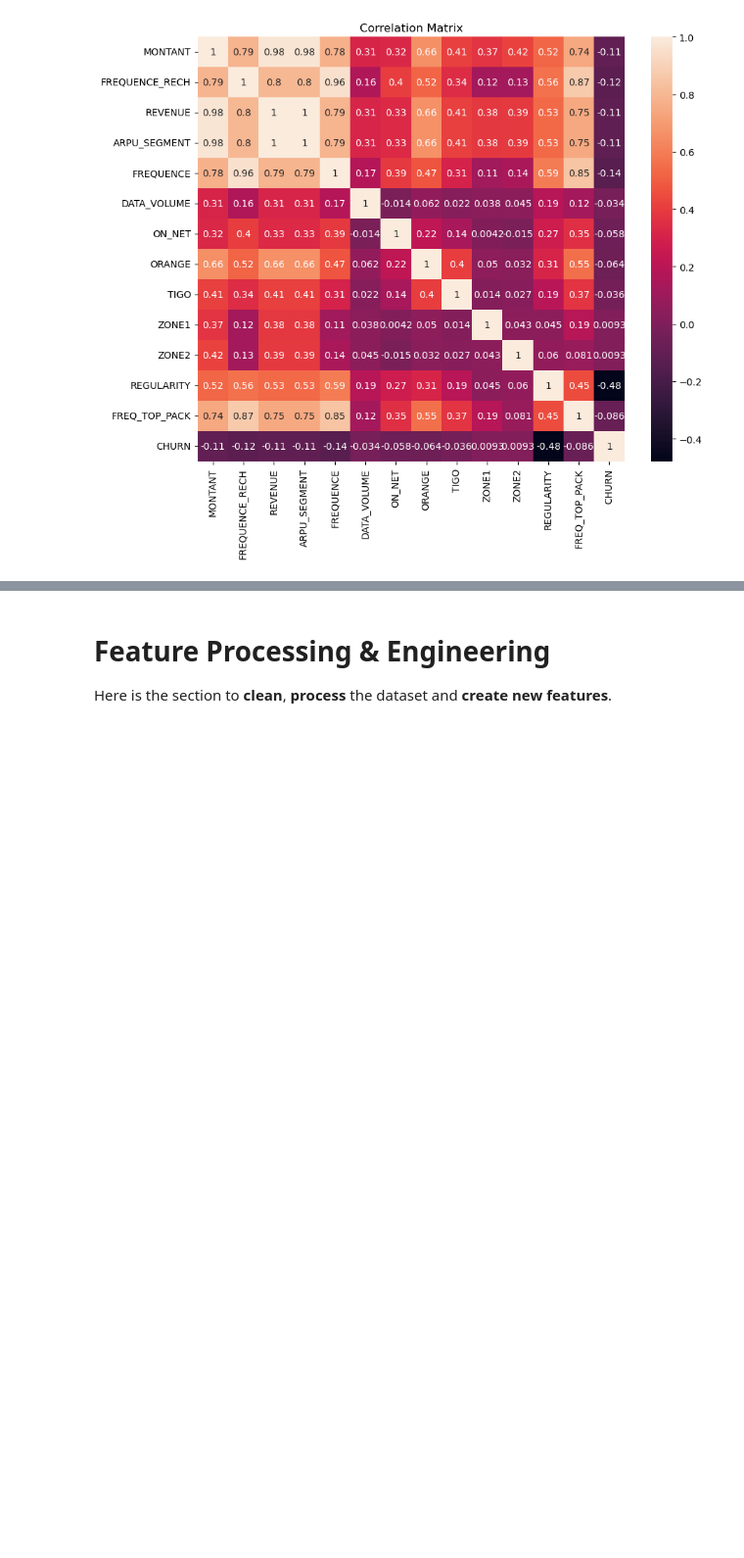
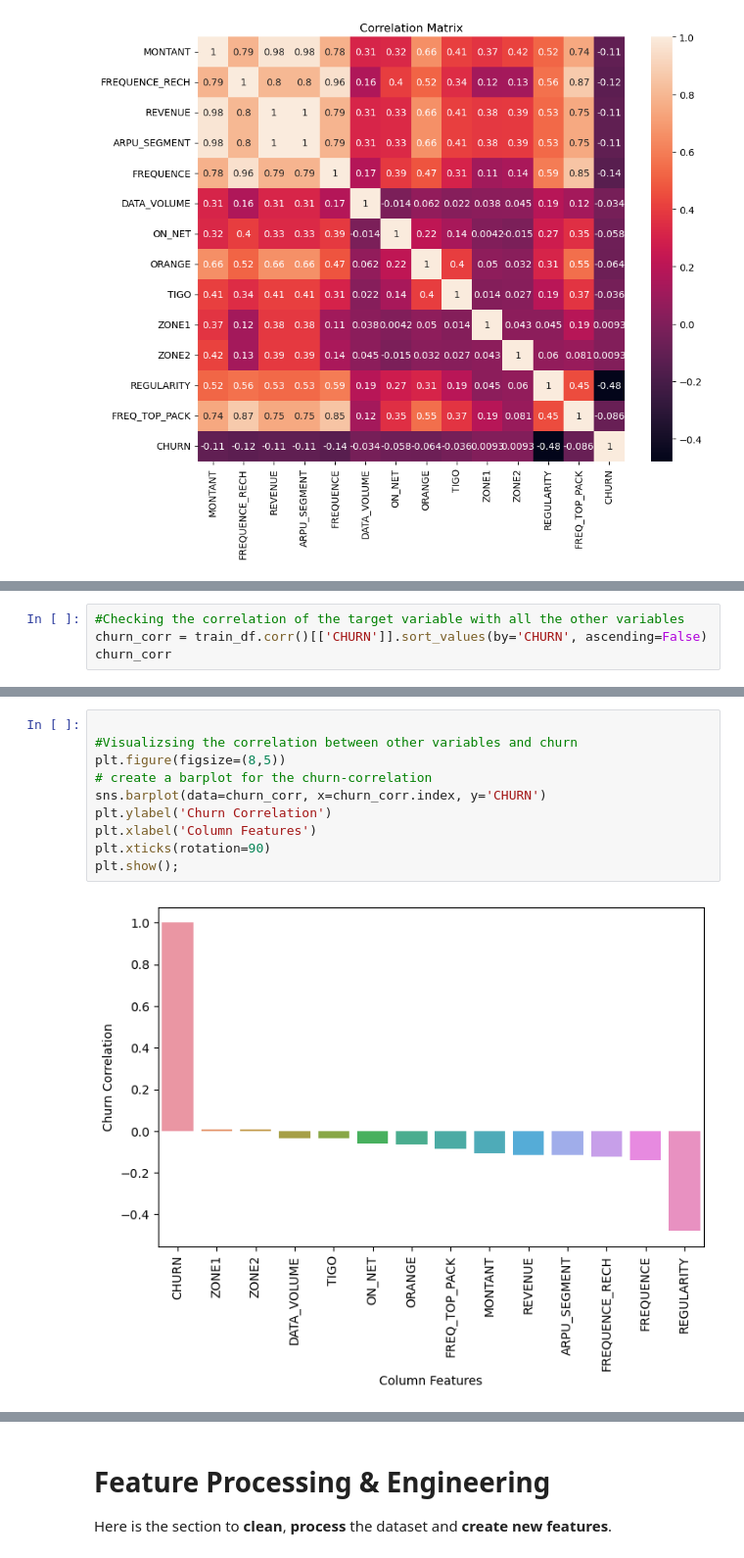
Before and after one commit to codedzifa/CAPSTONE, a Jupyter notebook: Capstone Customer Churn.ipynb, the cells around one changed output, grey strips where cells are left out. Shown at 98% size. Cells and saved outputs as stored; diff of their text form; blank space fills up the shorter version.

```diff
--- a/Capstone Customer Churn.ipynb
+++ b/Capstone Customer Churn.ipynb
@@ -485,0 +481,4 @@ plt.show()
+# %%
+#Checking the correlation of the target variable with all the other variables
+churn_corr = train_df.corr()[['CHURN']].sort_values(by='CHURN', ascending=False)
+churn_corr
@@ -485,0 +501,12 @@ plt.show()
+# %%
+
+#Visualizsing the correlation between other variables and churn
+plt.figure(figsize=(8,5))
+# create a barplot for the churn-correlation
+sns.barplot(data=churn_corr, x=churn_corr.index, y='CHURN')
+plt.ylabel('Churn Correlation')
+plt.xlabel('Column Features')
+plt.xticks(rotation=90)
+plt.show();
+# %% [output]
+[figure, added]
```
Also changed, not shown: parts of 31 cells of this notebook.
